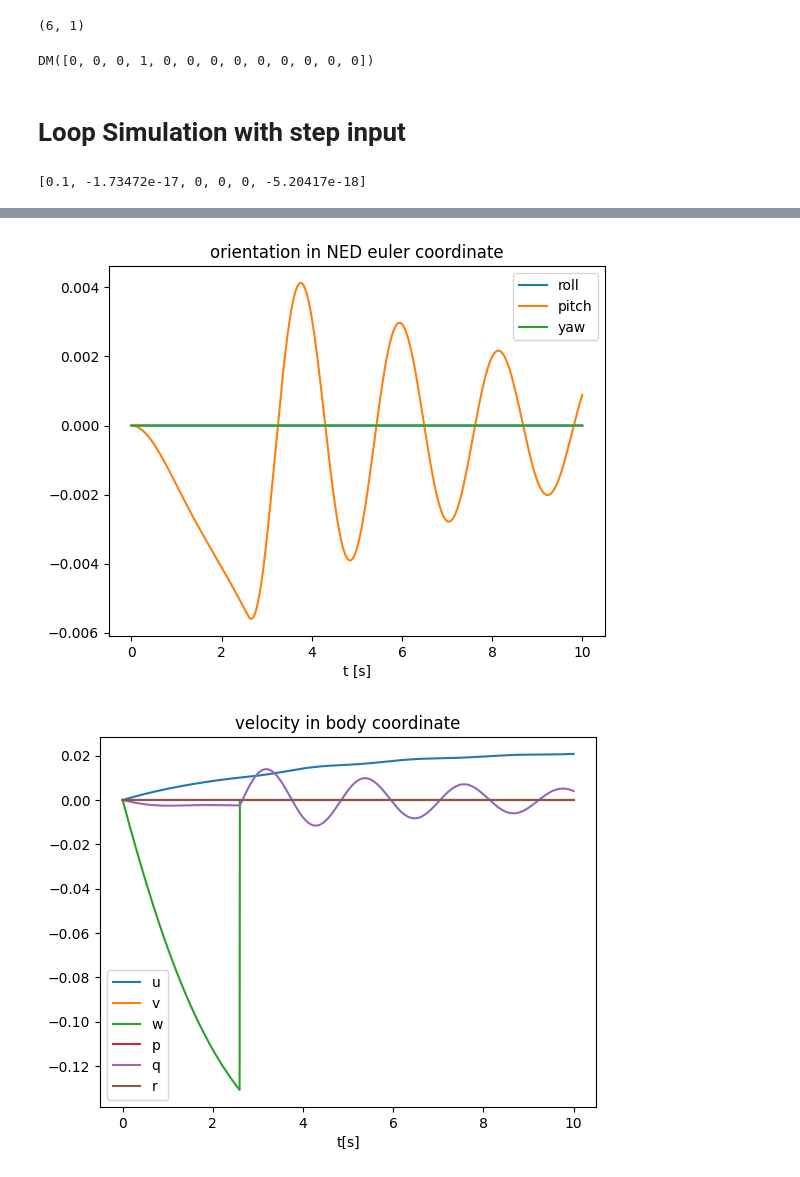
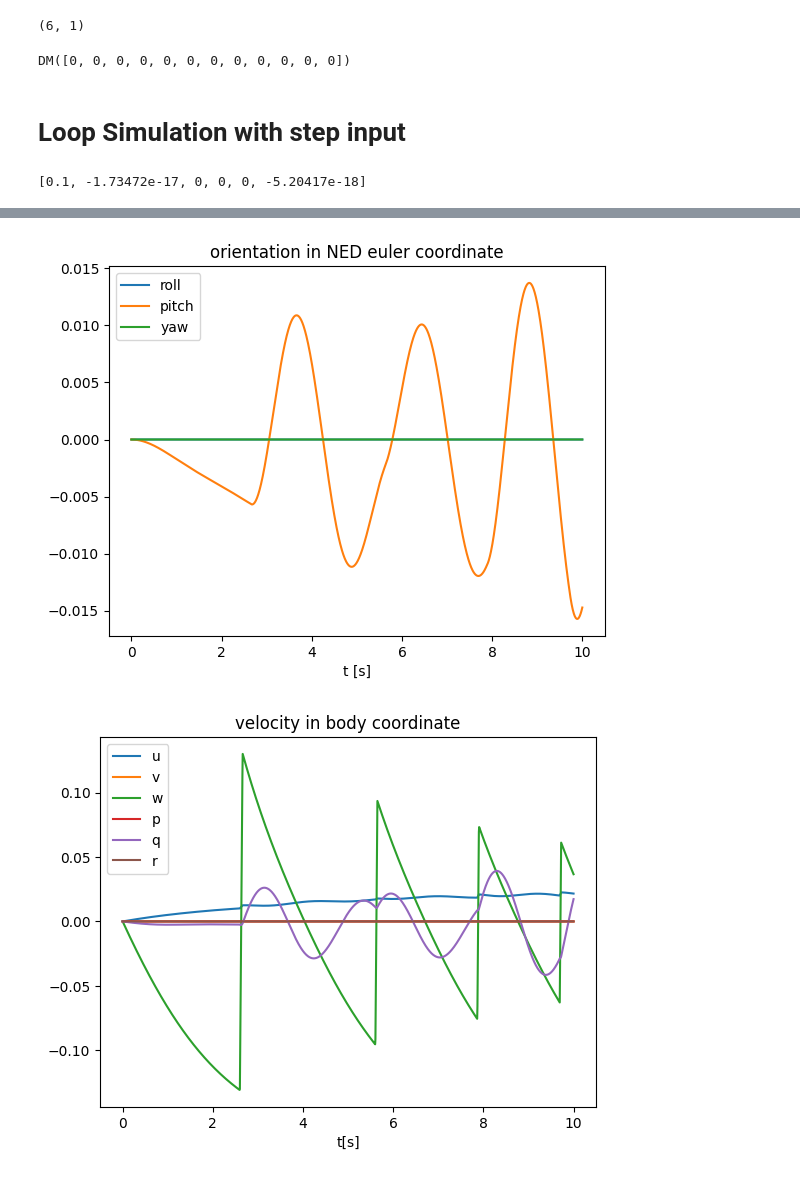
Before and after one commit to edxmorgan/diff_uv, a Jupyter notebook: usage/control_allocation.ipynb, the cells around one changed output, grey strips where cells are left out. Cells and saved outputs as stored; diff of their text form; code cells hidden in the pictures.

```diff
--- a/usage/control_allocation.ipynb
+++ b/usage/control_allocation.ipynb
@@ -16,21 +16,21 @@ thruster_effort = np.linalg.pinv(blue.thrust_config)@np.array([0.0, 0.0, 0.0, 0.
 
 # initial conditions
 p0 = np.array([0.0, 0.0, 0.0])
-q0 = np.array([1, 0, 0 ,0])
+q0 = np.array([0, 0 ,0])
 v_b0 = np.array([0.0, 0.0, 0.0, 0.0, 0.0, 0.0])
 x0 = vertcat(p0, q0, v_b0)
 
 # example call
 F_alloc(x0, thruster_effort, blue.thrust_config, blue.sim_params)
 # %% [output]
-DM([0, 0, 0, 1, 0, 0, 0, 0, 0, 0, 0, 0, 0])
+DM([0, 0, 0, 0, 0, 0, 0, 0, 0, 0, 0, 0])
 # %% [markdown]
 # Loop Simulation with step input
 # %%
 sim = F_alloc.mapaccum(blue.N)
 # %%
 # SIMULATING vehicle on water surface
-x0 = np.array([0.0, 0.0, 0.2, 1.0, 0, 0, 0, 0, 0, 0, 0, 0, 0]) #x y z w xq yq zq u v w p q r
+x0 = np.array([0.0, 0.0, 0.2, 0, 0, 0, 0, 0, 0, 0, 0, 0]) #x y z r p y u v w p q r
 # thru_u.size()
 thruster_effort = np.linalg.pinv(blue.thrust_config)@np.array([0.1, 0.0, 0.0, 0.0, 0.0, 0.0])
 
@@ -43,21 +43,19 @@ t = np.linspace(0, blue.T, blue.N+1)
 
 # Create a figure and plot the data
 plt.figure()
-plt.plot(t, np.concatenate((np.array(x0).reshape((13,1)), res.toarray()), axis=1)[0:3,:].T)
+plt.plot(t, np.concatenate((np.array(x0).reshape((12,1)), res.toarray()), axis=1)[0:3,:].T)
 plt.legend(['surge - x[m]', 'sway - y[m]', 'heave -z[m]'])
 plt.title("position in NED coordinate")
 plt.xlabel('t [s]')
 
 plt.figure()
-vfunc = np.vectorize(euler_from_quaternion, signature='(n)->(k)')
-rpy_array = vfunc(np.concatenate((np.array(x0).reshape((13,1)), res.toarray()), axis=1)[3:7,:].T)
-plt.plot(t, rpy_array)
+plt.plot(t, np.concatenate((np.array(x0).reshape((12,1)), res.toarray()), axis=1)[3:6,:].T)
 plt.legend(['roll', 'pitch', 'yaw'])
 plt.title("orientation in NED euler coordinate")
 plt.xlabel('t [s]')
 
 plt.figure()
-plt.plot(t, np.concatenate((np.array(x0).reshape((13,1)), res.toarray()), axis=1)[7::,:].T)
+plt.plot(t, np.concatenate((np.array(x0).reshape((12,1)), res.toarray()), axis=1)[6::,:].T)
 plt.legend(['u', 'v', 'w', 'p', 'q', 'r'])
 plt.xlabel('t[s]')
 plt.title("velocity in body coordinate")
@@ -68,2 +66,2 @@ plt.show()
-[figure, old version]
+[figure, new version]
-[figure, old version]
+[figure, new version]
```
Also changed, not shown: parts of 1 cell of this notebook, 8 other files.
